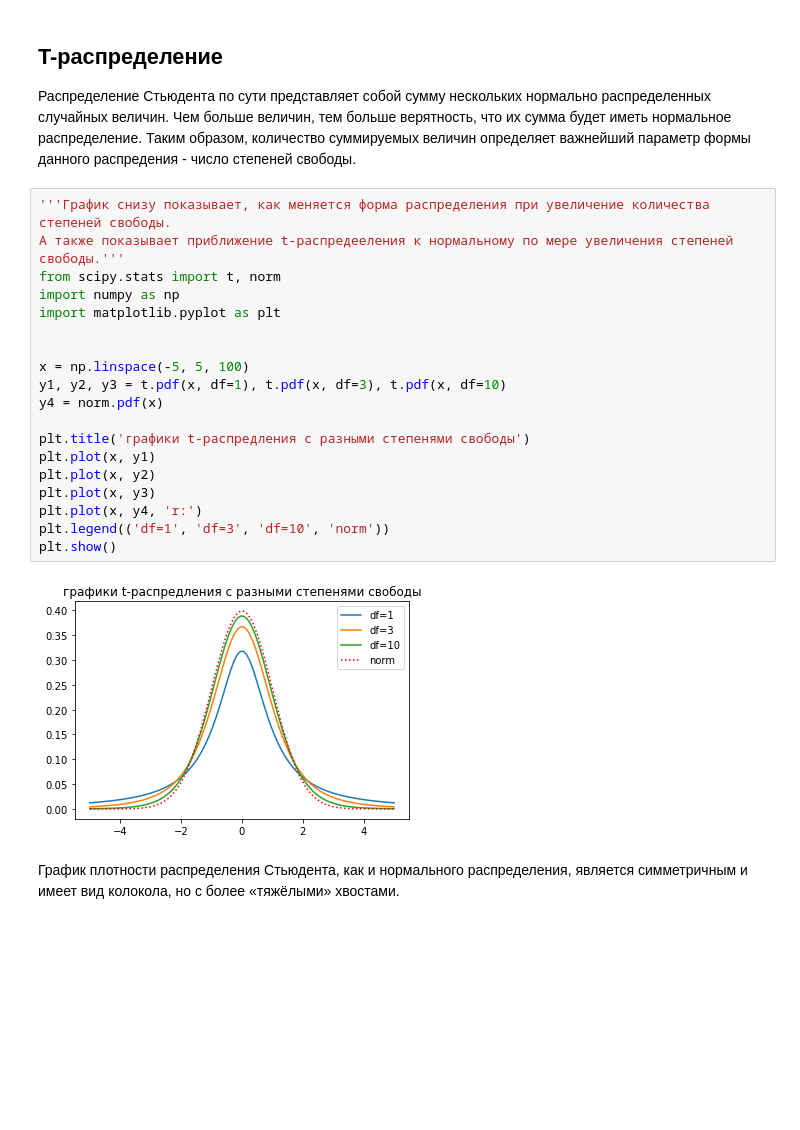
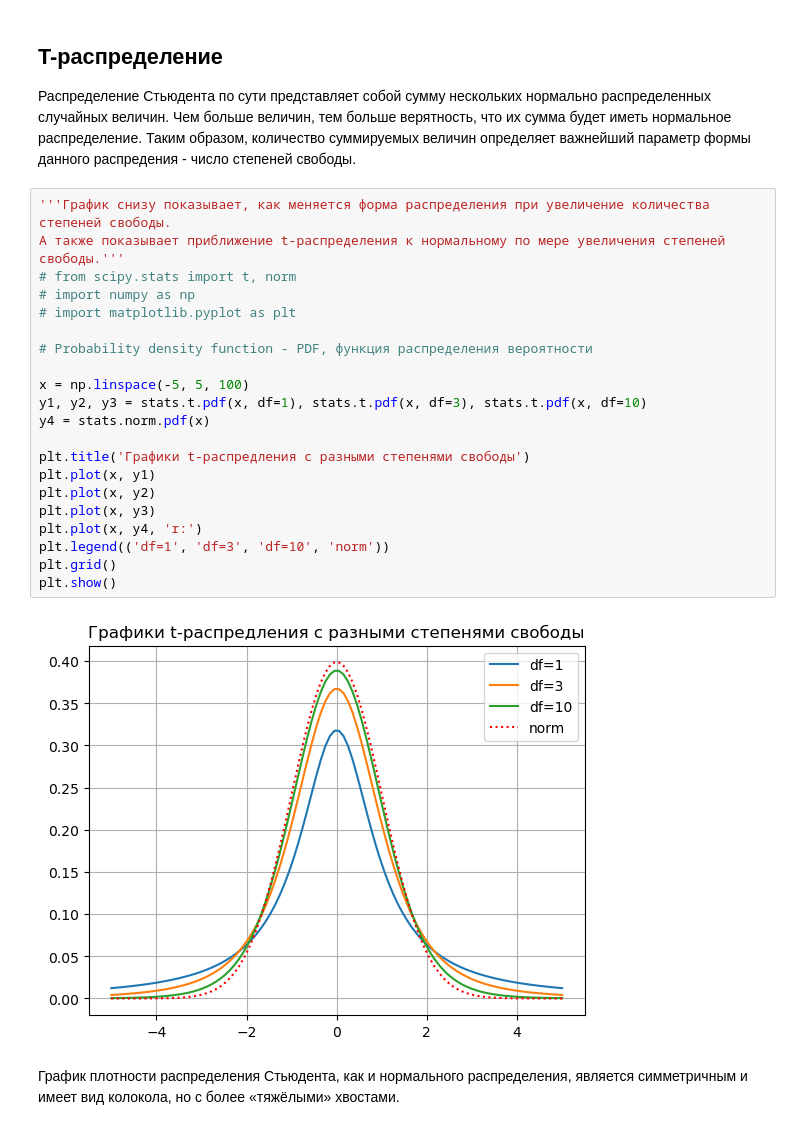
Before and after one commit to ironavt/notes-statistics-course, a Jupyter notebook: notes_stat.ipynb, the cells around one changed output. Saved outputs shown, nothing was run; the diff lists cells and outputs as text; blank space fills up the shorter version.

```diff
--- a/notes_stat.ipynb
+++ b/notes_stat.ipynb
@@ -462,25 +464,27 @@ p-уровень значимости - это вероятность получ
 Распределение Стьюдента по сути представляет собой сумму нескольких нормально распределенных случайных величин. Чем больше величин, тем больше верятность, что их сумма будет иметь нормальное распределение. Таким образом, количество суммируемых величин определяет важнейший параметр формы данного распредения - число степеней свободы.
 # %%
 '''График снизу показывает, как меняется форма распределения при увеличение количества степеней свободы.
-А также показывает приближение t-распредееления к нормальному по мере увеличения степеней свободы.'''
-from scipy.stats import t, norm
-import numpy as np
-import matplotlib.pyplot as plt
+А также показывает приближение t-распределения к нормальному по мере увеличения степеней свободы.'''
+# from scipy.stats import t, norm
+# import numpy as np
+# import matplotlib.pyplot as plt
 
+# Probability density function - PDF, функция распределения вероятности
 
 x = np.linspace(-5, 5, 100)
-y1, y2, y3 = t.pdf(x, df=1), t.pdf(x, df=3), t.pdf(x, df=10)
-y4 = norm.pdf(x)
+y1, y2, y3 = stats.t.pdf(x, df=1), stats.t.pdf(x, df=3), stats.t.pdf(x, df=10)
+y4 = stats.norm.pdf(x)
 
-plt.title('графики t-распредления с разными степенями свободы')
+plt.title('Графики t-распредления с разными степенями свободы')
 plt.plot(x, y1)
 plt.plot(x, y2)
 plt.plot(x, y3)
 plt.plot(x, y4, 'r:')
 plt.legend(('df=1', 'df=3', 'df=10', 'norm'))
+plt.grid()
 plt.show()
 # %% [output]
-[figure, old version]
+[figure, new version]
 # %% [markdown]
 График плотности распределения Стьюдента, как и нормального распределения, является симметричным и имеет вид колокола, но с более «тяжёлыми» хвостами.
 # %% [markdown]
```
Also changed, not shown: parts of 7 cells of this notebook.
